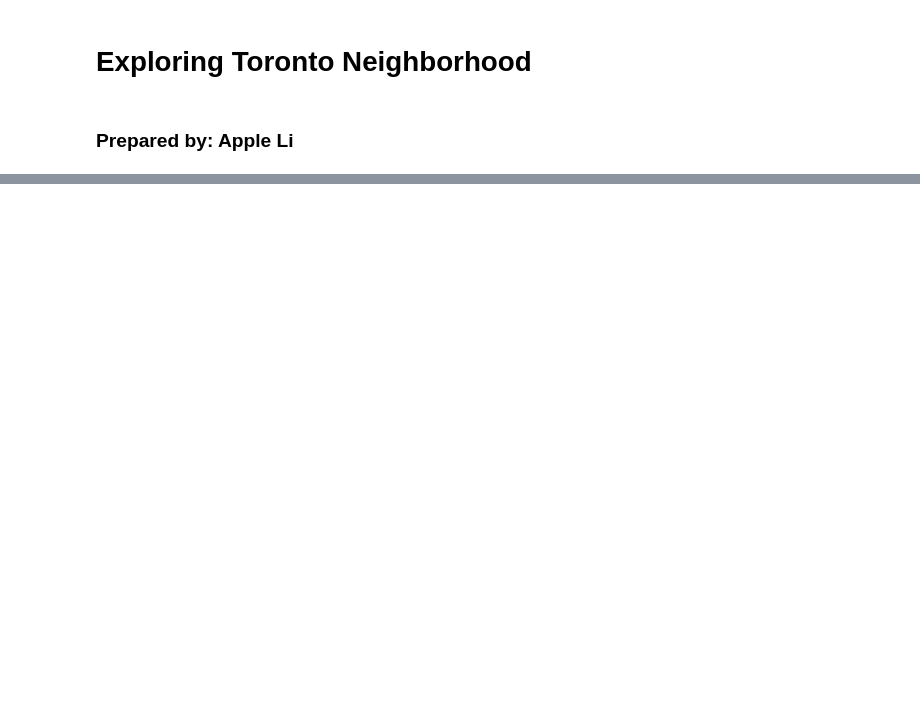
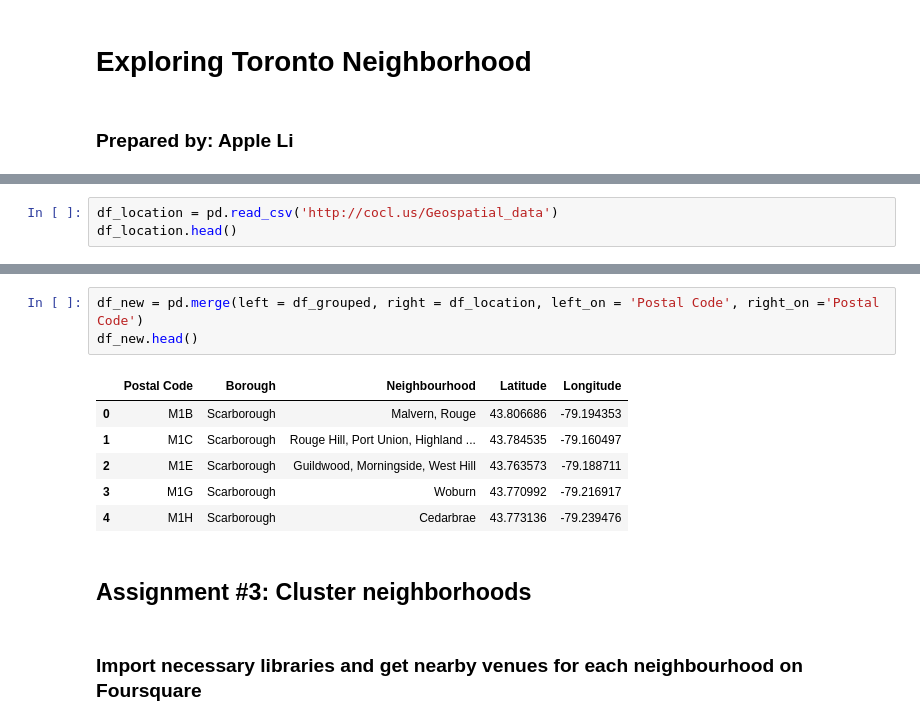
Before and after one commit to appleqqlee/Coursera_Capstone, a Jupyter notebook: Exploring Toronto Neighborhood.ipynb, the cells around one changed output, grey strips where cells are left out. Cells and saved outputs as stored; diff of their text form; blank space fills up the shorter version.

```diff
--- a/Exploring Toronto Neighborhood.ipynb
+++ b/Exploring Toronto Neighborhood.ipynb
@@ -25,0 +40,3 @@ df_grouped.shape
+# %%
+df_location = pd.read_csv('http://cocl.us/Geospatial_data')
+df_location.head()
@@ -25,0 +50,14 @@ df_grouped.shape
+# %%
+df_new = pd.merge(left = df_grouped, right = df_location, left_on = 'Postal Code', right_on ='Postal Code')
+df_new.head()
+# %% [output]
+|  | Postal Code | Borough | Neighbourhood | Latitude | Longitude |
+| 0 | M1B | Scarborough | Malvern, Rouge | 43.806686 | -79.194353 |
+| 1 | M1C | Scarborough | Rouge Hill, Port Union, Highland ... | 43.784535 | -79.160497 |
+| 2 | M1E | Scarborough | Guildwood, Morningside, West Hill | 43.763573 | -79.188711 |
+| 3 | M1G | Scarborough | Woburn | 43.770992 | -79.216917 |
+| 4 | M1H | Scarborough | Cedarbrae | 43.773136 | -79.239476 |
+# %% [markdown]
+## Assignment #3: Cluster neighborhoods
+# %% [markdown]
+### Import necessary libraries and get nearby venues for each neighbourhood on Foursquare
```
Also changed, not shown: parts of 24 cells of this notebook.
